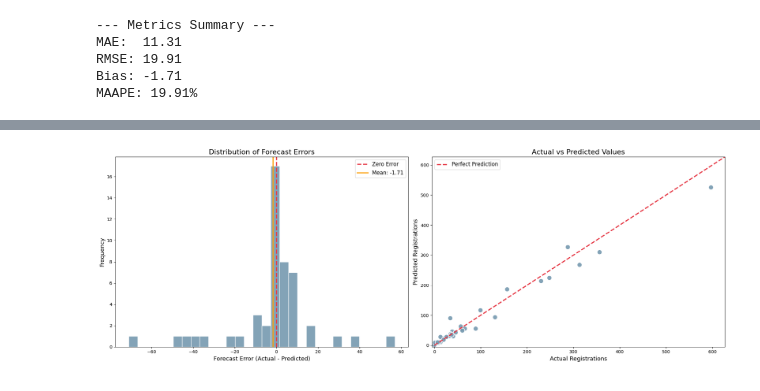
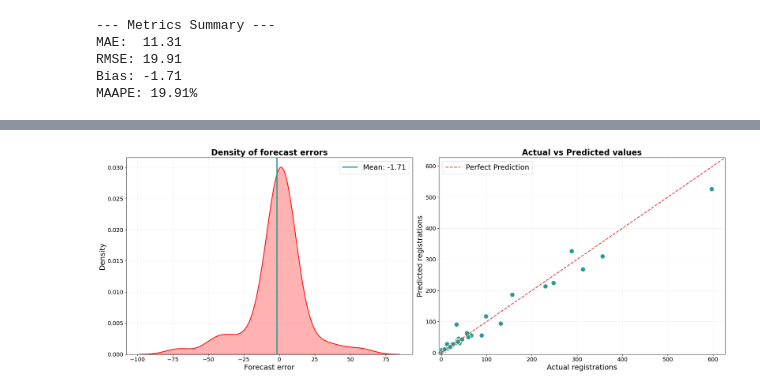
Before and after one commit to franciscopana/M.IA_Time-Series-Forecasting, a Jupyter notebook: result_analysis.ipynb, the cells around one changed output, grey strips where cells are left out. Saved outputs shown, nothing was run; the diff lists cells and outputs as text; code cells hidden in the pictures.

```diff
--- a/result_analysis.ipynb
+++ b/result_analysis.ipynb
@@ -121,49 +137,42 @@ plt.show()
 # %%
-results_df['forecast_error'] = results_df['predicted'] - results_df['actual']
-mean_error = results_df['forecast_error'].mean()
+mean_error = results_df['residual'].mean()
 
-fig, axes = plt.subplots(1, 2, figsize=(20, 7))
+fig, axes = plt.subplots(1, 2, figsize=(22, 8))
 
-# --- LEFT PLOT: Distribution of Forecast Errors ---
-sns.histplot(results_df['forecast_error'], ax=axes[0],
-             color='#7699b0',
-             edgecolor='white',
-             bins=30,
-             alpha=0.9)
+sns.kdeplot(results_df['residual'], ax=axes[0],
+            fill=True,
+            color='red',
+            alpha=0.3,
+            linewidth=2)
 
-axes[0].axvline(0, color='#e63946', linestyle='--', linewidth=2.5, label='Zero Error')
-
-axes[0].axvline(mean_error, color='#fca311', linestyle='-', linewidth=2.5,
+axes[0].axvline(mean_error, color='#2A9D8F', linestyle='-', linewidth=3,
                 label=f'Mean: {mean_error:.2f}')
 
-axes[0].set_title('Distribution of Forecast Errors', fontsize=16)
-axes[0].set_xlabel('Forecast Error (Actual - Predicted)', fontsize=13)
-axes[0].set_ylabel('Frequency', fontsize=13)
-axes[0].legend(fontsize=12)
+axes[0].set_title('Density of forecast errors', fontsize=20, fontweight='bold')
+axes[0].set_xlabel('Forecast error', fontsize=18)
+axes[0].set_ylabel('Density', fontsize=18)
+axes[0].tick_params(axis='both', which='major', labelsize=14)
+axes[0].legend(fontsize=18)
+axes[0].grid(True, alpha=0.2)
 
 
-# --- RIGHT PLOT: Actual vs Predicted ---
 sns.scatterplot(data=results_df, x='actual', y='predicted', ax=axes[1],
-                color='#7699b0',
-                s=120,
-                edgecolor='white',
-                linewidth=1.5,
-                alpha=0.9)
+                color='#2A9D8F', s=150, edgecolor='white', linewidth=1.5)
 
 limit = max(results_df['actual'].max(), results_df['predicted'].max()) * 1.05
-axes[1].plot([0, limit], [0, limit],
-             color='#e63946', linestyle='--', linewidth=2.5,
-             label='Perfect Prediction')
+axes[1].plot([0, limit], [0, limit], color='#e63946', linestyle='--', linewidth=2, label='Perfect Prediction')
 
-axes[1].set_title('Actual vs Predicted Values', fontsize=16)
-axes[1].set_xlabel('Actual Registrations', fontsize=13)
-axes[1].set_ylabel('Predicted Registrations', fontsize=13)
+axes[1].set_title('Actual vs Predicted values', fontsize=20, fontweight='bold')
+axes[1].set_xlabel('Actual registrations', fontsize=18)
+axes[1].set_ylabel('Predicted registrations', fontsize=18)
+axes[1].tick_params(axis='both', which='major', labelsize=14)
 axes[1].set_xlim(-5, limit)
 axes[1].set_ylim(-5, limit)
-axes[1].legend(loc='upper left', fontsize=12)
+axes[1].legend(loc='upper left', fontsize=18)
+axes[1].grid(True, alpha=0.2)
 
 plt.tight_layout()
-plt.savefig(figures_dir / '4_diagnostic_plots.png', dpi=300)
+plt.savefig(figures_dir / 'error_density.png', dpi=300)
 plt.show()
 # %% [output]
-[figure, old version]
+[figure, new version]
```
Also changed, not shown: parts of 4 cells of this notebook, 8 other files.
